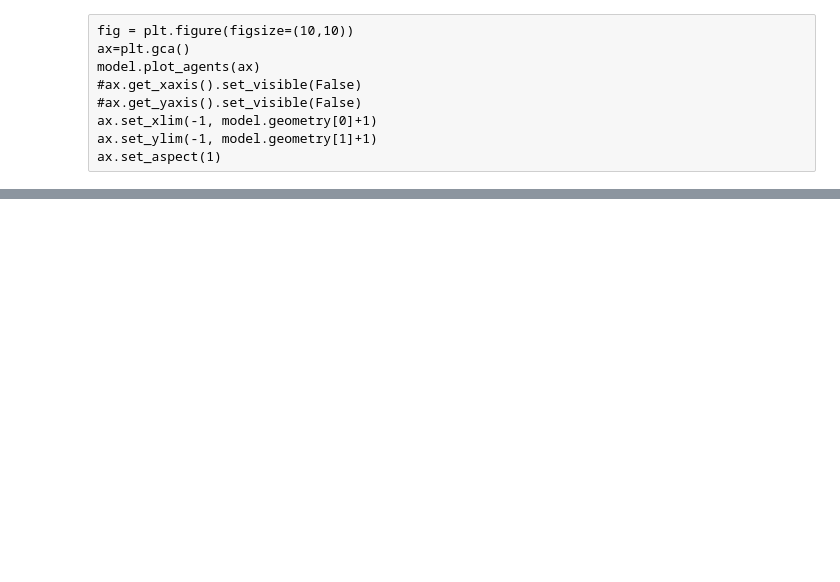
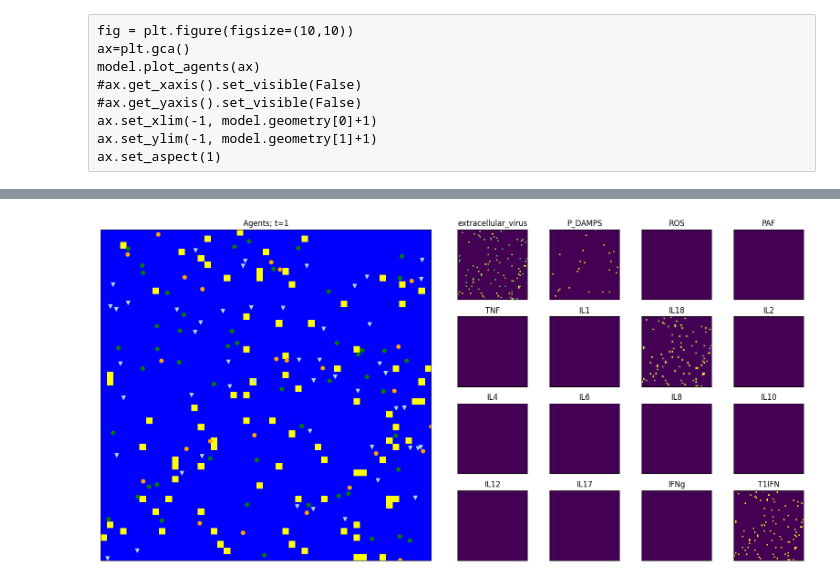
Before and after one commit to knappa/learning-and-control-of-abms, a Jupyter notebook: An_Cockrell_model.ipynb, the cells around one changed output, grey strips where cells are left out. Drawn from its saved outputs; the diff is of its cells as text; code cells hidden in the pictures; blank space fills up the shorter version.

```diff
--- a/An_Cockrell_model.ipynb
+++ b/An_Cockrell_model.ipynb
@@ -167,0 +139,91 @@ anim.save('model-run.mpg')
+# %%
+num_steps = 2016 # <- full run value
+
+
+fig = plt.figure(layout='constrained', figsize=(16, 8))
+fig.set_tight_layout(True)
+
+subfigs = fig.subfigures(1, 2, wspace=0.07)
+
+ax = subfigs[0].add_subplot()
+axs = subfigs[1].subplots(4, 4)
+
+fields = [
+    'extracellular_virus',
+    'P_DAMPS',
+    'ROS',
+    'PAF',
+    'TNF',
+    'IL1',
+    'IL18',
+    'IL2',
+    'IL4',
+    'IL6',
+    'IL8',
+    'IL10',
+    'IL12',
+    'IL17',
+    'IFNg',
+    'T1IFN',
+]
+
+total_T1IFN = []
+total_TNF = []
+total_IFNg = []
+total_IL6 = []
+total_IL1 = []
+total_IL8 = []
+total_IL10 = []
+total_IL12 = []
+total_IL18 = []
+total_extracellular_virus = []
+total_intracellular_virus = []
+apoptosis_eaten_counter = []
+infected_epis = []
+dead_epis = []
+apoptosed_epis = []
+
+def animate(i):
+    model.time_step()
+
+    total_T1IFN.append(model.total_T1IFN)
+    total_TNF.append(model.total_TNF)
+    total_IFNg.append(model.total_IFNg)
+    total_IL6.append(model.total_IL6)
+    total_IL1.append(model.total_IL1)
+    total_IL8.append(model.total_IL8)
+    total_IL10.append(model.total_IL10)
+    total_IL12.append(model.total_IL12)
+    total_IL18.append(model.total_IL18)
+    total_extracellular_virus.append(model.total_extracellular_virus)
+    total_intracellular_virus.append(model.total_intracellular_virus)
+    apoptosis_eaten_counter.append(model.apoptosis_eaten_counter)
+    infected_epis.append(np.sum(model.epithelium == EpiType.Infected))
+    dead_epis.append(np.sum(model.epithelium == EpiType.Dead))
+    apoptosed_epis.append(np.sum(model.epithelium == EpiType.Apoptosed))
+
+
+
+    model.plot_agents(ax)
+    ax.set_title(f'Agents; t={model.time}')
+    ax.get_xaxis().set_visible(False)
+    ax.get_yaxis().set_visible(False)
+    ax.set_aspect(1)
+
+    for k, field in enumerate(fields):
+        model.plot_field(axs[k // 4, k % 4], field_name=field)
+        axs[k//4, k%4].set_title(field)
+        axs[k//4, k%4].get_xaxis().set_visible(False)
+        axs[k//4, k%4].get_yaxis().set_visible(False)
+        axs[k//4, k%4].set_aspect(1)
+
+
+anim = FuncAnimation(
+    fig,
+    animate,
+    frames=num_steps,
+    repeat=False,
+    interval=100, # half the default
+)
+# %% [output]
+[figure, added]
```
Also changed, not shown: parts of 15 cells of this notebook, 1 other file.
